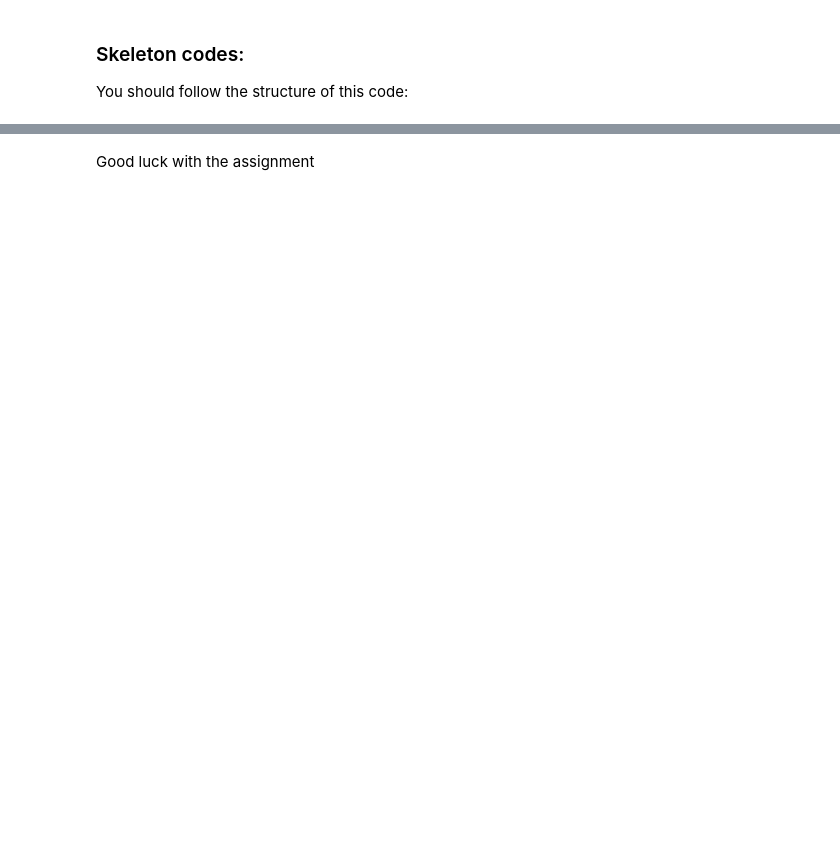
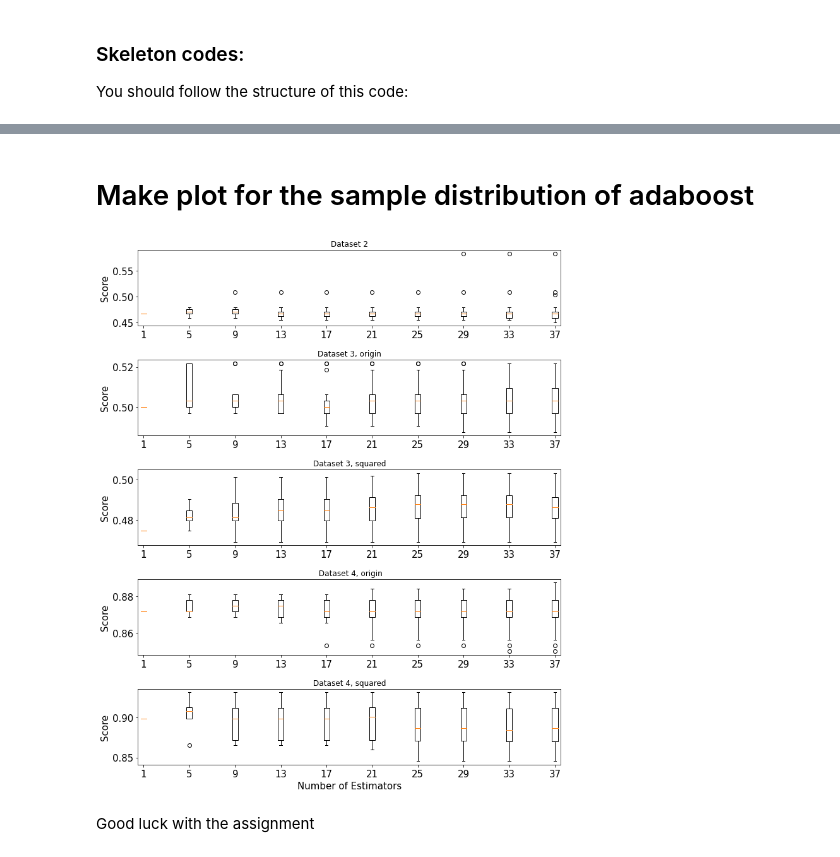
Before and after one commit to LiurongLin/IML_2022, a Jupyter notebook: Assignment1-code_LLin.ipynb, the cells around one changed output, grey strips where cells are left out. Drawn from its saved outputs; the diff is of its cells as text; code cells hidden in the pictures; blank space fills up the shorter version.

```diff
--- a/Assignment1-code_LLin.ipynb
+++ b/Assignment1-code_LLin.ipynb
@@ -399,19 +305,0 @@ run('./dataset1.npz', ada)
-# %%
-
-
-# Load dataset 1 by default
-X, y =load_data('./dataset1.npz')
-print(X.shape)
-print(y.shape)
-
-X2, y2 =load_data('./dataset2.npz')
-print(X2.shape)
-print(y2.shape)
-
-X3, y3 =load_data('./dataset3.npz')
-print(X3.shape)
-print(y3.shape)
-
-X4, y4 =load_data('./dataset4.npz')
-print(X4.shape)
-print(y4.shape)
@@ -427,2 +496,48 @@ print(y4.shape)
+# %% [markdown]
+# Make plot for the sample distribution of adaboost
+# %%
+def sample_dis(dataset, ax, linear = False, x = True, y = True):
+    score, importance = run(dataset,BoostingAlgorithm , lr = 0.01, set_weight_zero = False, max_iter = 5,
+                     linear = linear, n_esti = 41)
+
+    importance_list = []
+    for i in  np.arange(1,41, 4):
+        # Creating plot
+        importance_list.append(importance[:i])
+        # show plot
+    ax.boxplot(importance_list, positions = np.arange(1,41,4))
+    ax.set_ylabel("Score", fontsize = 15)
+    ax.tick_params(axis='y', labelsize=15)
+    ax.tick_params(axis='x', labelsize=15)
+    if x == False:
+        ax.set_xticklabels([])
+    if y == False:
+        ax.set_yticklabels([])
+
+lr = np.linspace(0.001, 0.1, 100)
+fig, ax = plt.subplots(5,1,figsize = (12,15))
+title_list = [ "Dataset 2", "Dataset 3, origin",
+              "Dataset 3, squared", " Dataset 4, origin", "Dataset 4, squared"]
+ax = np.array(ax).flatten()
+ax_inx = 2
+
+for ax in ax:
+    if ax_inx > 4:
+        sample_dis(ax_inx-2, ax, linear = True)
+    else:
+        sample_dis(ax_inx, ax)
+#     if ax_inx = 4 or 6:
+#         ax.set_yticklabels([])
+    if ax_inx == 6:
+        ax.set_xlabel("Number of Estimators", fontsize = 15)
+
+    ax_inx += 1
+    ax.set_title(title_list[ax_inx-3], fontsize = 12)
+
+plt.subplots_adjust(hspace=.45)
+plt.savefig("distribution_2.pdf", bbox_inches='tight')
+plt.show()
+# %% [output]
+[figure, added]
 # %% [markdown]
 Good luck with the assignment
```
Also changed, not shown: parts of 13 cells of this notebook.
